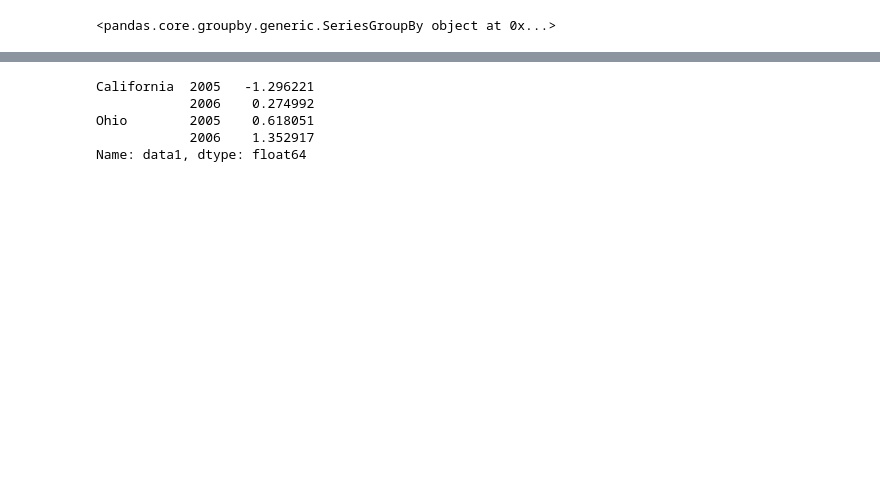
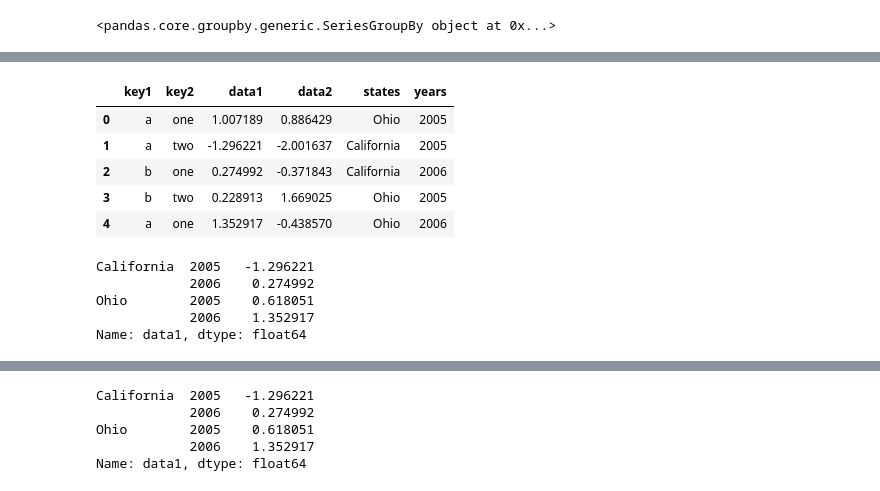
Before and after one commit to lee7py/Pydata-ANS-VIS, a Jupyter notebook: data code/ch10-study.ipynb, the cells around one changed output, grey strips where cells are left out. Drawn from its saved outputs; the diff is of its cells as text; code cells hidden in the pictures; blank space fills up the shorter version.

```diff
--- a/data code/ch10-study.ipynb
+++ b/data code/ch10-study.ipynb
@@ -94,0 +104,22 @@ means.unstack()
+# %%
+df2 = df.copy()
+states = np.array(['Ohio', 'California', 'California', 'Ohio', 'Ohio'])
+years = np.array([2005, 2005, 2006, 2005, 2006])
+df2['states'] = states
+df2['years'] = years
+df2
+# %% [output]
+|  | key1 | key2 | data1 | data2 | states | years |
+| 0 | a | one | 1.007189 | 0.886429 | Ohio | 2005 |
+| 1 | a | two | -1.296221 | -2.001637 | California | 2005 |
+| 2 | b | one | 0.274992 | -0.371843 | California | 2006 |
+| 3 | b | two | 0.228913 | 1.669025 | Ohio | 2005 |
+| 4 | a | one | 1.352917 | -0.438570 | Ohio | 2006 |
+# %%
+df2['data1'].groupby([states, years]).mean()
+# %% [output]
+California  2005   -1.296221
+            2006    0.274992
+Ohio        2005    0.618051
+            2006    1.352917
+Name: data1, dtype: float64
```
Also changed, not shown: parts of 46 cells of this notebook, 2 other files.
